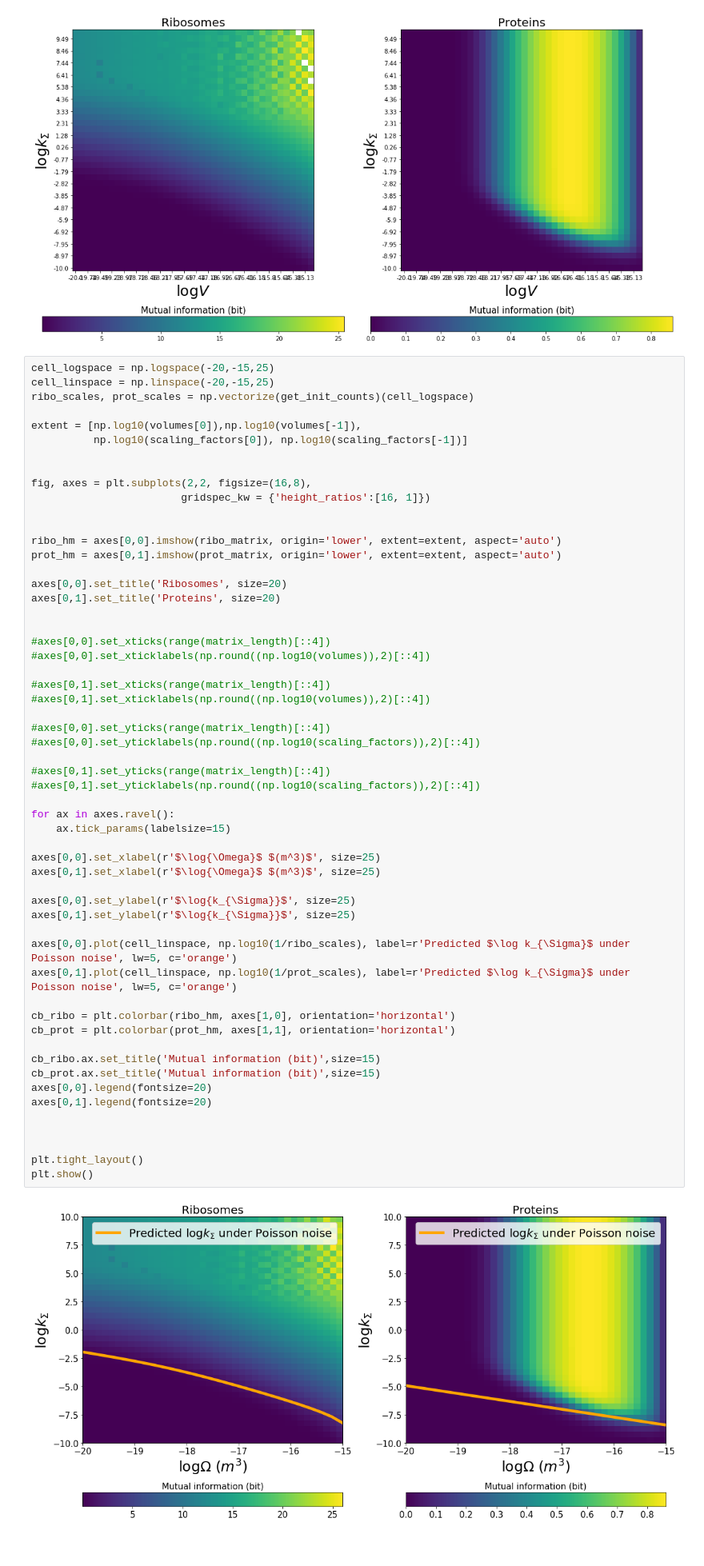
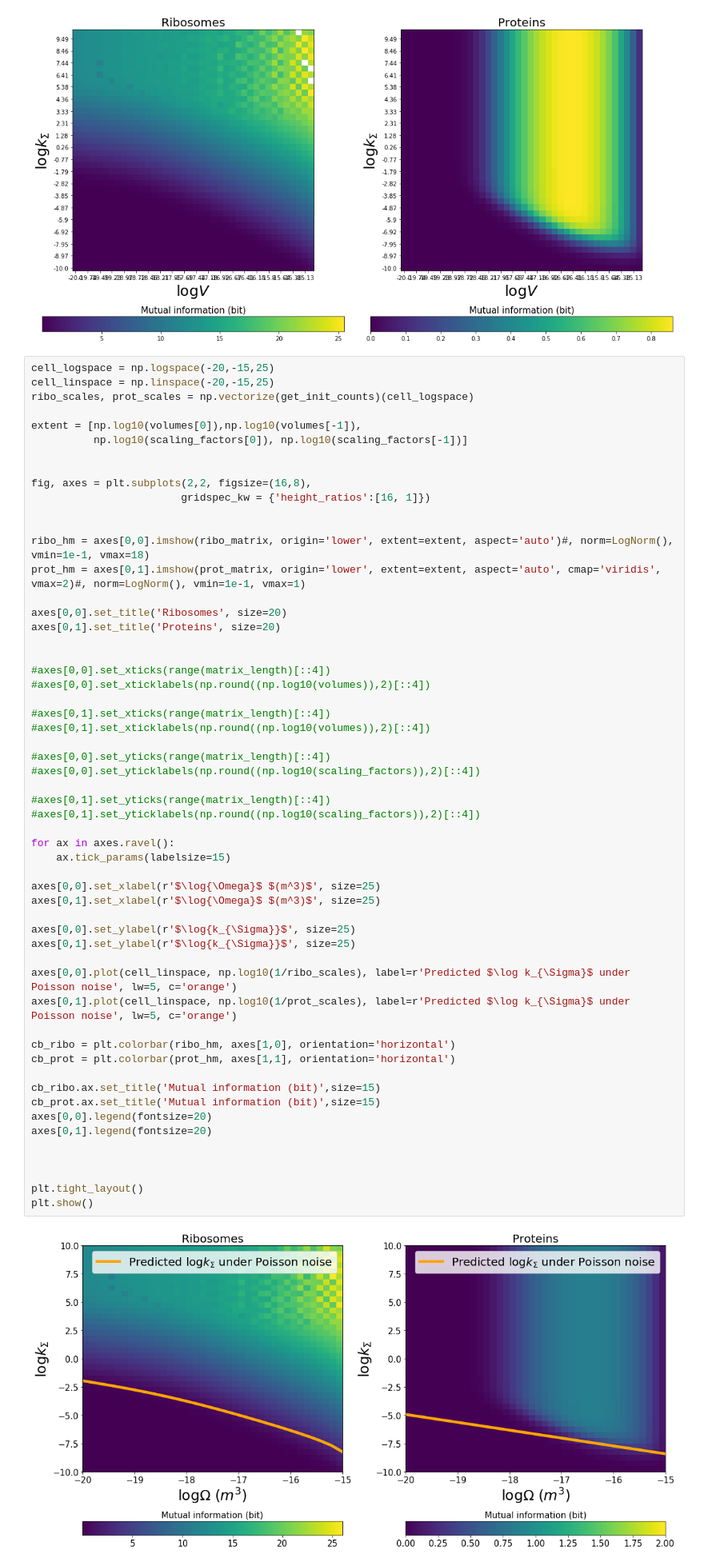
Before and after one commit to Ngort/Cellsim, a Jupyter notebook: Cellsim/MICollapse-real_scaling.ipynb, the cells around one changed output. Shown at 80% size. Cells and saved outputs as stored; diff of their text form.

```diff
--- a/Cellsim/MICollapse-real_scaling.ipynb
+++ b/Cellsim/MICollapse-real_scaling.ipynb
@@ -452,8 +454,8 @@ fig, axes = plt.subplots(2,2, figsize=(16,8),
                         gridspec_kw = {'height_ratios':[16, 1]})
 
 
-ribo_hm = axes[0,0].imshow(ribo_matrix, origin='lower', extent=extent, aspect='auto')
-prot_hm = axes[0,1].imshow(prot_matrix, origin='lower', extent=extent, aspect='auto')
+ribo_hm = axes[0,0].imshow(ribo_matrix, origin='lower', extent=extent, aspect='auto')#, norm=LogNorm(), vmin=1e-1, vmax=18)
+prot_hm = axes[0,1].imshow(prot_matrix, origin='lower', extent=extent, aspect='auto', cmap='viridis', vmax=2)#, norm=LogNorm(), vmin=1e-1, vmax=1)
 
 axes[0,0].set_title('Ribosomes', size=20)
 axes[0,1].set_title('Proteins', size=20)
@@ -469,31 +471,31 @@ axes[0,1].set_title('Proteins', size=20)
 #axes[0,0].set_yticklabels(np.round((np.log10(scaling_factors)),2)[::4])
 
 #axes[0,1].set_yticks(range(matrix_length)[::4])
 #axes[0,1].set_yticklabels(np.round((np.log10(scaling_factors)),2)[::4])
 
 for ax in axes.ravel():
     ax.tick_params(labelsize=15)
 
 axes[0,0].set_xlabel(r'$\log{\Omega}$ $(m^3)$', size=25)
 axes[0,1].set_xlabel(r'$\log{\Omega}$ $(m^3)$', size=25)
 
 axes[0,0].set_ylabel(r'$\log{k_{\Sigma}}$', size=25)
 axes[0,1].set_ylabel(r'$\log{k_{\Sigma}}$', size=25)
 
 axes[0,0].plot(cell_linspace, np.log10(1/ribo_scales), label=r'Predicted $\log k_{\Sigma}$ under Poisson noise', lw=5, c='orange')
 axes[0,1].plot(cell_linspace, np.log10(1/prot_scales), label=r'Predicted $\log k_{\Sigma}$ under Poisson noise', lw=5, c='orange')
 
 cb_ribo = plt.colorbar(ribo_hm, axes[1,0], orientation='horizontal')
 cb_prot = plt.colorbar(prot_hm, axes[1,1], orientation='horizontal')
 
 cb_ribo.ax.set_title('Mutual information (bit)',size=15)
 cb_prot.ax.set_title('Mutual information (bit)',size=15)
 axes[0,0].legend(fontsize=20)
 axes[0,1].legend(fontsize=20)
 
 
 
 plt.tight_layout()
 plt.show()
 # %% [output]
-[figure, old version]
+[figure, new version]
```
Also changed, not shown: parts of 4 cells of this notebook.
